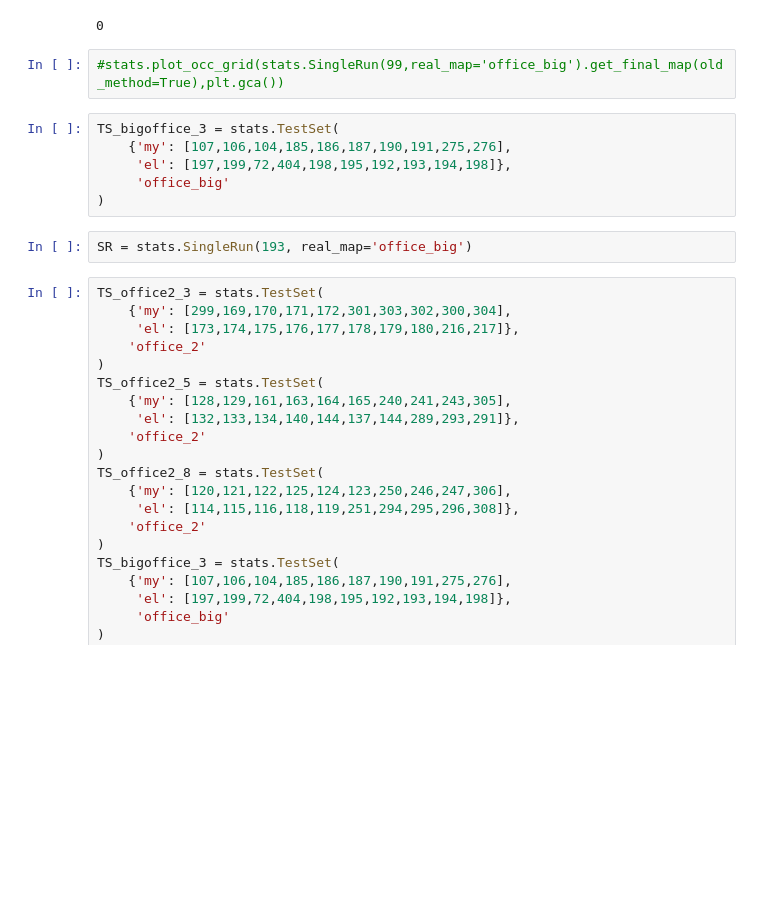
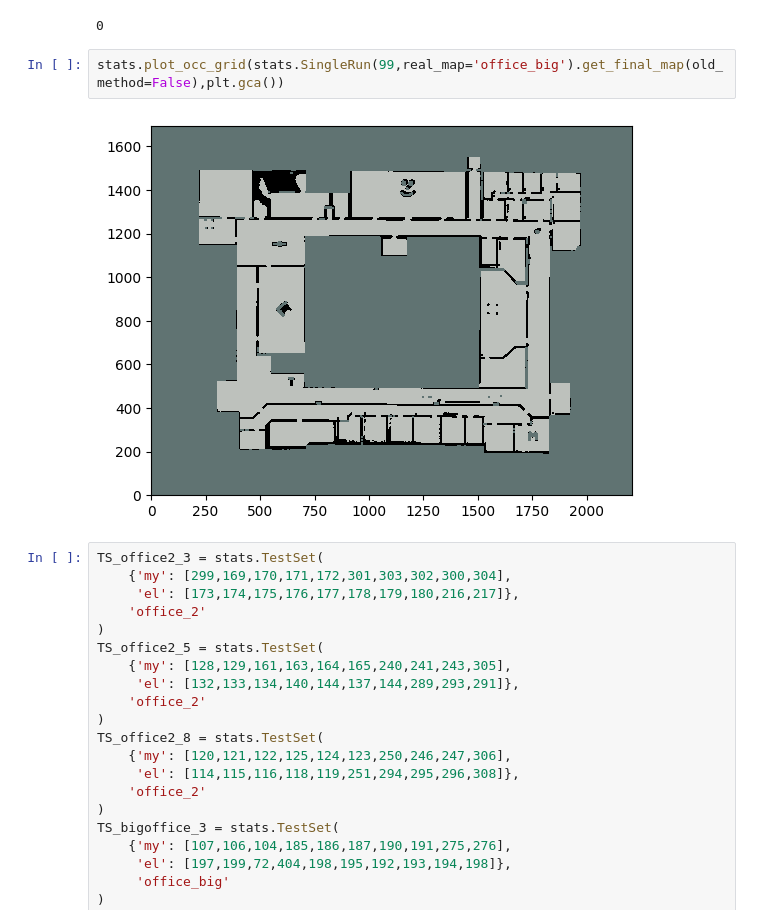
Before and after one commit to maurotella/ROS.postprocessing, a Jupyter notebook: test.ipynb, the cells around one changed output. Cells and saved outputs as stored; diff of their text form; blank space fills up the shorter version.

```diff
--- a/test.ipynb
+++ b/test.ipynb
@@ -102,15 +105,9 @@ len(img)*len(img[0]) - len(img[img==-1]) - len(img[img==0]) - len(img[img==100])
 # %% [output]
 0
 # %%
-#stats.plot_occ_grid(stats.SingleRun(99,real_map='office_big').get_final_map(old_method=True),plt.gca())
+stats.plot_occ_grid(stats.SingleRun(99,real_map='office_big').get_final_map(old_method=False),plt.gca())
+# %% [output]
+[figure, added]
-# %%
-TS_bigoffice_3 = stats.TestSet(
-    {'my': [107,106,104,185,186,187,190,191,275,276],
-     'el': [197,199,72,404,198,195,192,193,194,198]},
-     'office_big'
-)
-# %%
-SR = stats.SingleRun(193, real_map='office_big')
 # %%
 TS_office2_3 = stats.TestSet(
     {'my': [299,169,170,171,172,301,303,302,300,304],
```
Also changed, not shown: parts of 6 cells of this notebook, 2 other files.
